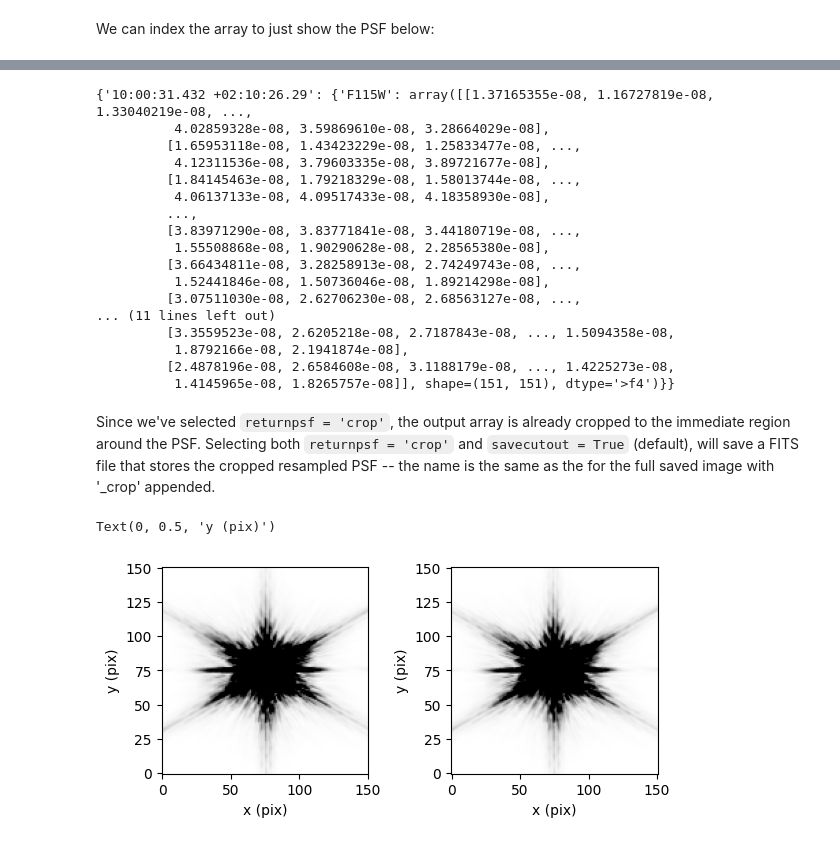
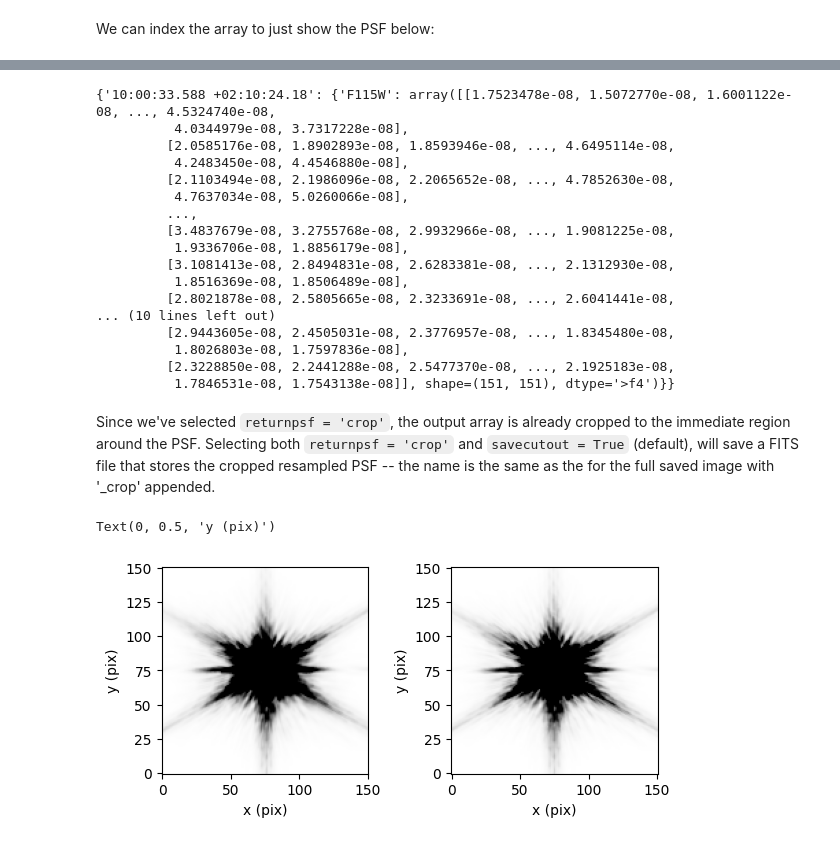
Before and after one commit to avapolzin/spike, a Jupyter notebook: example_notebooks/nircam_example.ipynb, the cells around one changed output, grey strips where cells are left out. Cells and saved outputs as stored; diff of their text form; code cells hidden in the pictures.

```diff
--- a/example_notebooks/nircam_example.ipynb
+++ b/example_notebooks/nircam_example.ipynb
@@ -124,45 +130,45 @@ Text(0, 0.5, 'y (pix)')
 # %%
-obj = ['10:00:31.432 +02:10:26.29', '10:00:31.0132 +02:09:53.23']
+obj = ['10:00:33.588 +02:10:24.18', '10:00:31.0132 +02:09:53.23']
 
 dpsf = jwst(img_dir = datapath, obj = obj, img_type = 'tweakregstep', inst = 'NIRCam',
            savedir = outputpath, pretweaked = True, returnpsf = 'crop')
 # %%
 dpsf
 # %% [output]
-{'10:00:31.432 +02:10:26.29': {'F115W': array([[1.37165355e-08, 1.16727819e-08, 1.33040219e-08, ...,
-          4.02859328e-08, 3.59869610e-08, 3.28664029e-08],
-         [1.65953118e-08, 1.43423229e-08, 1.25833477e-08, ...,
-          4.12311536e-08, 3.79603335e-08, 3.89721677e-08],
-         [1.84145463e-08, 1.79218329e-08, 1.58013744e-08, ...,
-          4.06137133e-08, 4.09517433e-08, 4.18358930e-08],
+{'10:00:33.588 +02:10:24.18': {'F115W': array([[1.7523478e-08, 1.5072770e-08, 1.6001122e-08, ..., 4.5324740e-08,
+          4.0344979e-08, 3.7317228e-08],
+         [2.0585176e-08, 1.8902893e-08, 1.8593946e-08, ..., 4.6495114e-08,
+          4.2483450e-08, 4.4546880e-08],
+         [2.1103494e-08, 2.1986096e-08, 2.2065652e-08, ..., 4.7852630e-08,
+          4.7637034e-08, 5.0260066e-08],
          ...,
-         [3.83971290e-08, 3.83771841e-08, 3.44180719e-08, ...,
-          1.55508868e-08, 1.90290628e-08, 2.28565380e-08],
-         [3.66434811e-08, 3.28258913e-08, 2.74249743e-08, ...,
-          1.52441846e-08, 1.50736046e-08, 1.89214298e-08],
-         [3.07511030e-08, 2.62706230e-08, 2.68563127e-08, ...,
-... (11 lines left out)
-         [3.3559523e-08, 2.6205218e-08, 2.7187843e-08, ..., 1.5094358e-08,
-          1.8792166e-08, 2.1941874e-08],
-         [2.4878196e-08, 2.6584608e-08, 3.1188179e-08, ..., 1.4225273e-08,
-          1.4145965e-08, 1.8265757e-08]], shape=(151, 151), dtype='>f4')}}
+         [3.4837679e-08, 3.2755768e-08, 2.9932966e-08, ..., 1.9081225e-08,
+          1.9336706e-08, 1.8856179e-08],
+         [3.1081413e-08, 2.8494831e-08, 2.6283381e-08, ..., 2.1312930e-08,
+          1.8516369e-08, 1.8506489e-08],
+         [2.8021878e-08, 2.5805665e-08, 2.3233691e-08, ..., 2.6041441e-08,
+... (10 lines left out)
+         [2.9443605e-08, 2.4505031e-08, 2.3776957e-08, ..., 1.8345480e-08,
+          1.8026803e-08, 1.7597836e-08],
+         [2.3228850e-08, 2.2441288e-08, 2.5477370e-08, ..., 2.1925183e-08,
+          1.7846531e-08, 1.7543138e-08]], shape=(151, 151), dtype='>f4')}}
 # %% [markdown]
 Since we've selected `returnpsf = 'crop'`, the output array is already cropped to the immediate region around the PSF. Selecting both `returnpsf = 'crop'` and `savecutout = True` (default), will save a FITS file that stores the cropped resampled PSF -- the name is the same as the for the full saved image with '_crop' appended.
 # %%
-dat = dpsf['10:00:31.432 +02:10:26.29']['F115W']
+dat = dpsf['10:00:33.588 +02:10:24.18']['F115W']
 
 fig, ax = plt.subplots(1, 2, gridspec_kw = {'wspace':0.4})
 ax[0].imshow(dat, vmin = np.nanpercentile(dat[dat != 0], 20), vmax = np.nanpercentile(dat[dat != 0], 90),
             origin = 'lower', cmap = 'Greys')
 ax[0].set_xlabel('x (pix)')
 ax[0].set_ylabel('y (pix)')
 
 dat = dpsf['10:00:31.0132 +02:09:53.23']['F115W']
 
 ax[1].imshow(dat, vmin = np.nanpercentile(dat[dat != 0], 20), vmax = np.nanpercentile(dat[dat != 0], 90),
             origin = 'lower', cmap = 'Greys',)
 ax[1].set_xlabel('x (pix)')
 ax[1].set_ylabel('y (pix)')
 # %% [output]
 Text(0, 0.5, 'y (pix)')
-[figure, old version]
+[figure, new version]
```
Also changed, not shown: parts of 9 cells of this notebook, 5 other files.
